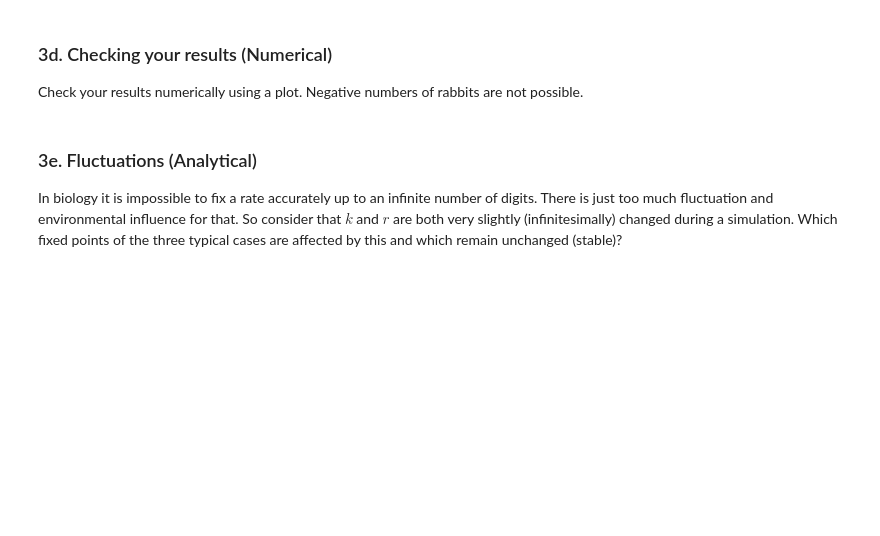
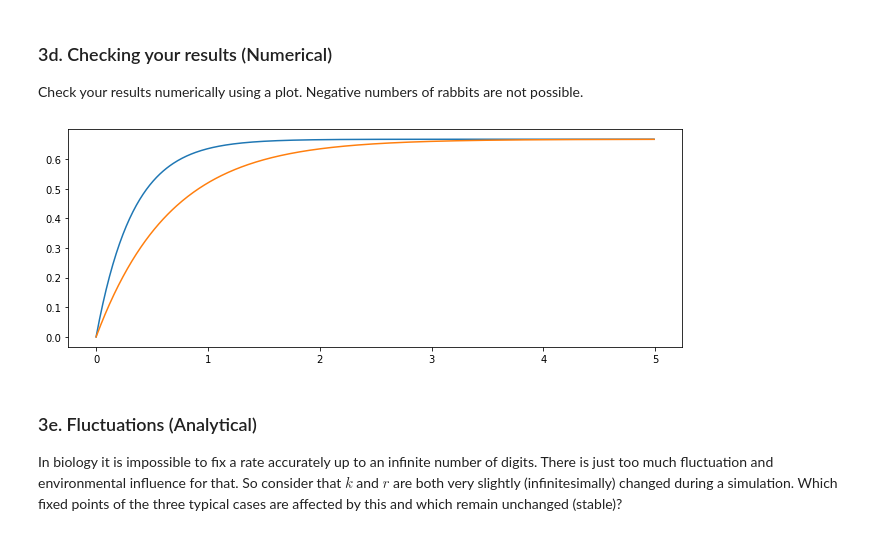
Before and after one commit to JelleSakkers/Computational-Science, a Jupyter notebook: ODE/ode-2023.ipynb, the cells around one changed output. Saved outputs shown, nothing was run; the diff lists cells and outputs as text; code cells hidden in the pictures; blank space fills up the shorter version.

```diff
--- a/ODE/ode-2023.ipynb
+++ b/ODE/ode-2023.ipynb
@@ -439,3 +442,23 @@ plt.show();
+# %%
+plt.figure(figsize=(11, 4))
+plt.tight_layout()
+
+t0, t_end = 0, 5
+dt = 0.01
+
+# Curve 1
+g1, k1 = 2, 3
+t1, x1 = euler(lambda x, t: dx2(x, g1, k1), 0, t0, t_end, dt)
+plt.plot(t1, x1, label=f'g={g1}, k={k1}')
+
+# Curve 2
+g2, k2 = 1, 1.5
+t2, x2 = euler(lambda x, t: dx2(x, g2, k2), 0, t0, t_end, dt)
+plt.plot(t2, x2, label=f'g={g2}, k={k2}')
+
+plt.show();
+# %% [output]
+[figure, added]
 # %% [markdown]
 ### 3e. Fluctuations (Analytical)
 In biology it is impossible to fix a rate accurately up to an infinite number of digits. There is just too much fluctuation and environmental influence for that. So consider that $k$ and $r$ are both very slightly (infinitesimally) changed during a simulation. Which fixed points of the three typical cases are affected by this and which remain unchanged (stable)?
```
Also changed, not shown: parts of 17 cells of this notebook, 1 other file.
